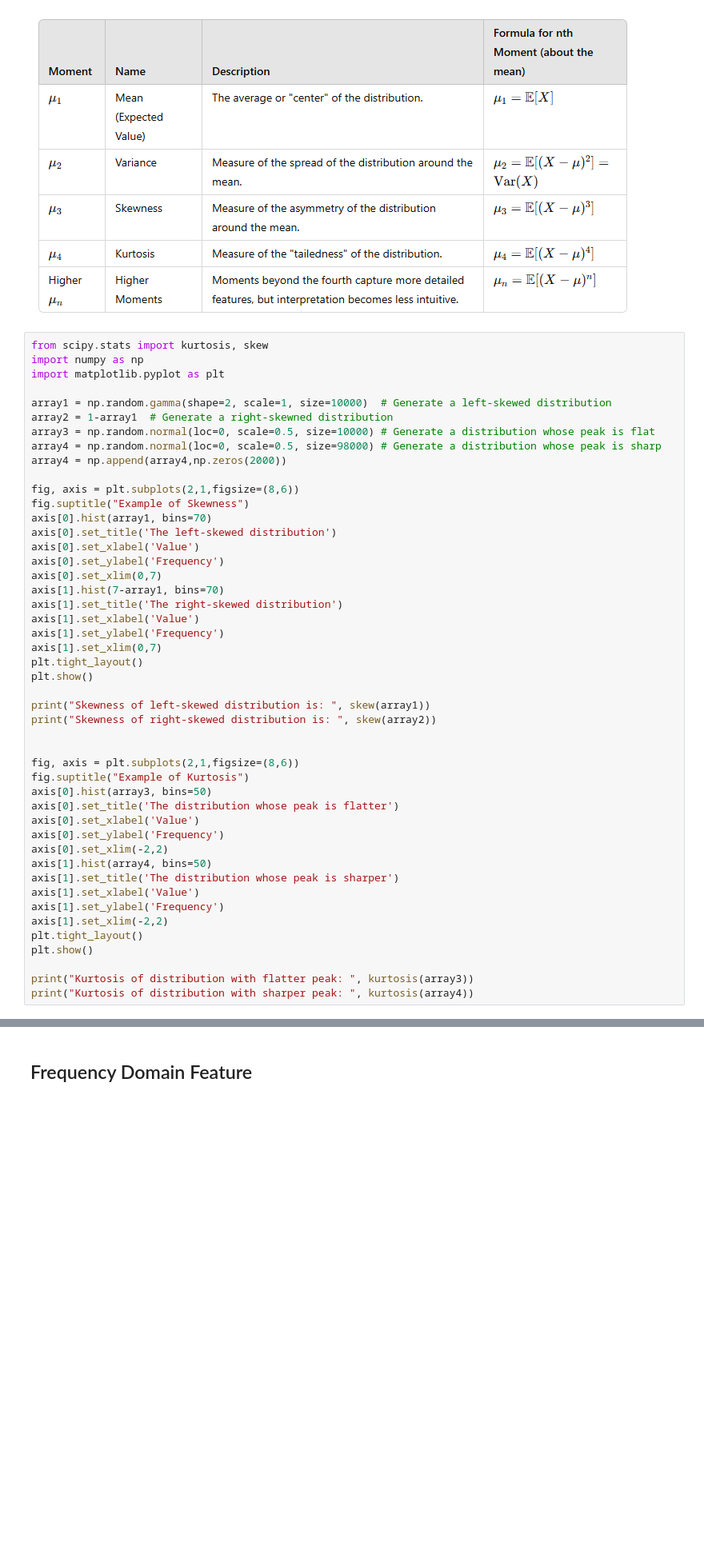
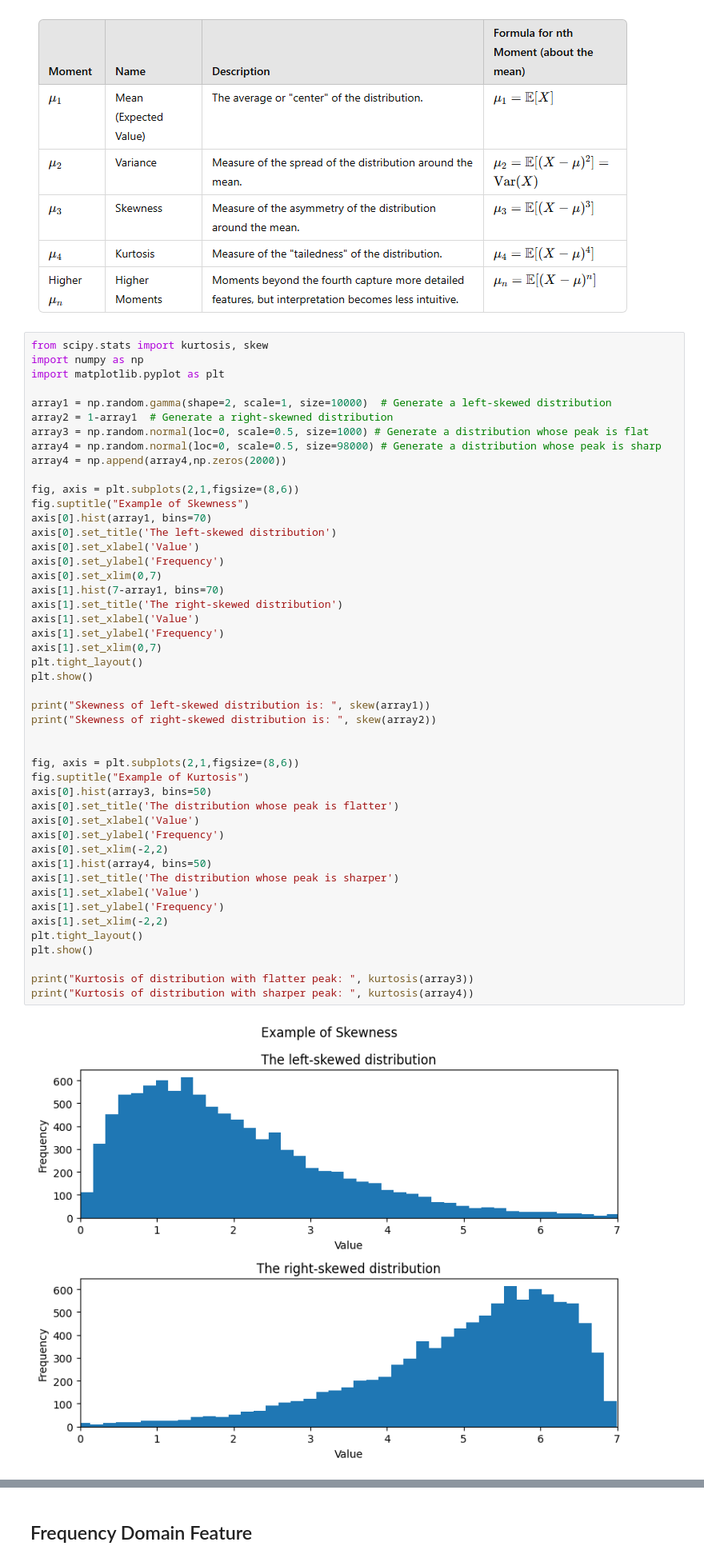
Before and after one commit to wsonguga/SensorAI, a Jupyter notebook: tutorials/tutorial_dsp.ipynb, the cells around one changed output, grey strips where cells are left out. Shown at 80% size. Saved outputs shown, nothing was run; the diff lists cells and outputs as text; blank space fills up the shorter version.

```diff
--- a/tutorials/tutorial_dsp.ipynb
+++ b/tutorials/tutorial_dsp.ipynb
@@ -3651,7 +3659,7 @@ import matplotlib.pyplot as plt
 
 array1 = np.random.gamma(shape=2, scale=1, size=10000)  # Generate a left-skewed distribution
 array2 = 1-array1  # Generate a right-skewned distribution
-array3 = np.random.normal(loc=0, scale=0.5, size=10000) # Generate a distribution whose peak is flat
+array3 = np.random.normal(loc=0, scale=0.5, size=1000) # Generate a distribution whose peak is flat
 array4 = np.random.normal(loc=0, scale=0.5, size=98000) # Generate a distribution whose peak is sharp
 array4 = np.append(array4,np.zeros(2000))
 
@@ -3664,30 +3672,32 @@ axis[0].set_ylabel('Frequency')
 axis[0].set_xlim(0,7)
 axis[1].hist(7-array1, bins=70)
 axis[1].set_title('The right-skewed distribution')
 axis[1].set_xlabel('Value')
 axis[1].set_ylabel('Frequency')
 axis[1].set_xlim(0,7)
 plt.tight_layout()
 plt.show()
 
 print("Skewness of left-skewed distribution is: ", skew(array1))
 print("Skewness of right-skewed distribution is: ", skew(array2))
 
 
 fig, axis = plt.subplots(2,1,figsize=(8,6))
 fig.suptitle("Example of Kurtosis")
 axis[0].hist(array3, bins=50)
 axis[0].set_title('The distribution whose peak is flatter')
 axis[0].set_xlabel('Value')
 axis[0].set_ylabel('Frequency')
 axis[0].set_xlim(-2,2)
 axis[1].hist(array4, bins=50)
 axis[1].set_title('The distribution whose peak is sharper')
 axis[1].set_xlabel('Value')
 axis[1].set_ylabel('Frequency')
 axis[1].set_xlim(-2,2)
 plt.tight_layout()
 plt.show()
 
 print("Kurtosis of distribution with flatter peak: ", kurtosis(array3))
 print("Kurtosis of distribution with sharper peak: ", kurtosis(array4))
+# %% [output]
+[figure, added]
```
Also changed, not shown: parts of 8 cells of this notebook.
